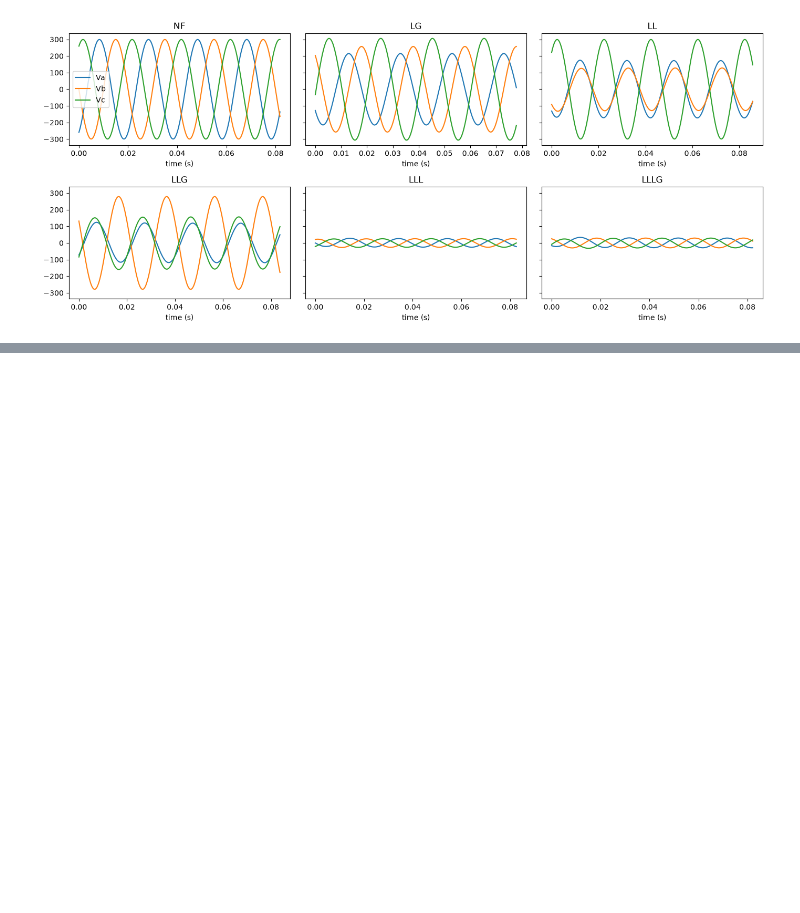
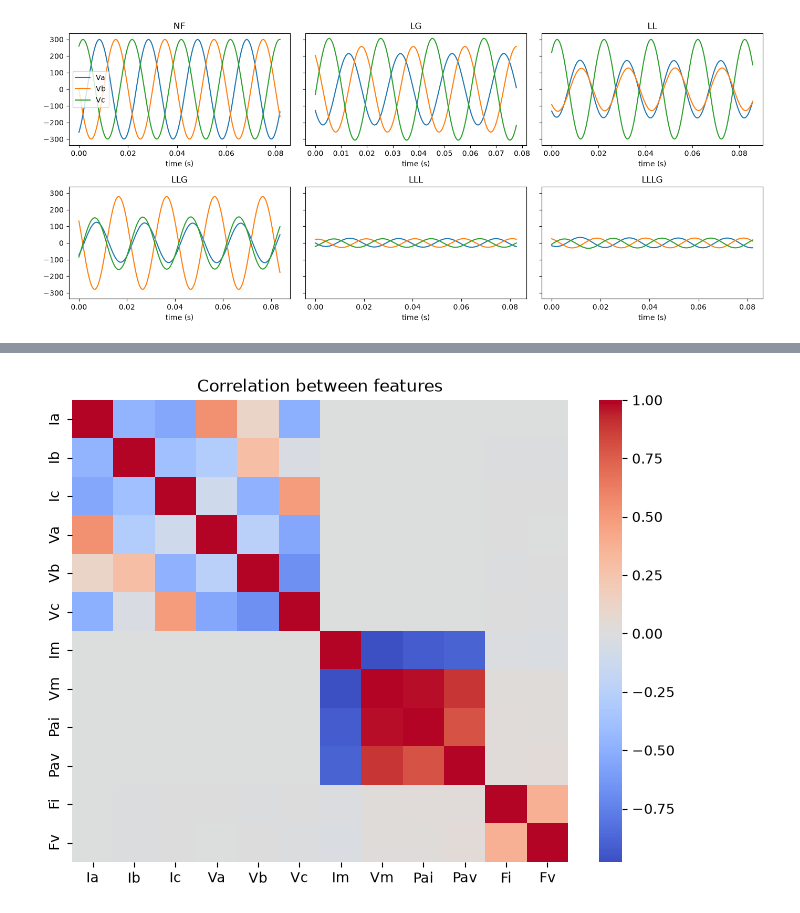
Before and after one commit to Alveera1/ai-grid-fault-classifier, a Jupyter notebook: notebooks/02_visualization.ipynb, the cells around one changed output, grey strips where cells are left out. Cells and saved outputs as stored; diff of their text form; code cells hidden in the pictures; blank space fills up the shorter version.

```diff
--- a/notebooks/02_visualization.ipynb
+++ b/notebooks/02_visualization.ipynb
@@ -95,0 +107,8 @@ plt.show()
+# %%
+plt.figure(figsize=(8, 6))
+sns.heatmap(df[FEATURES].corr(), cmap="coolwarm", center=0)
+plt.title("Correlation between features")
+plt.savefig("figures/corr.png", dpi=200, bbox_inches="tight")
+plt.show()
+# %% [output]
+[figure, added]
```
Also changed, not shown: parts of 2 cells of this notebook, 1 other file.
